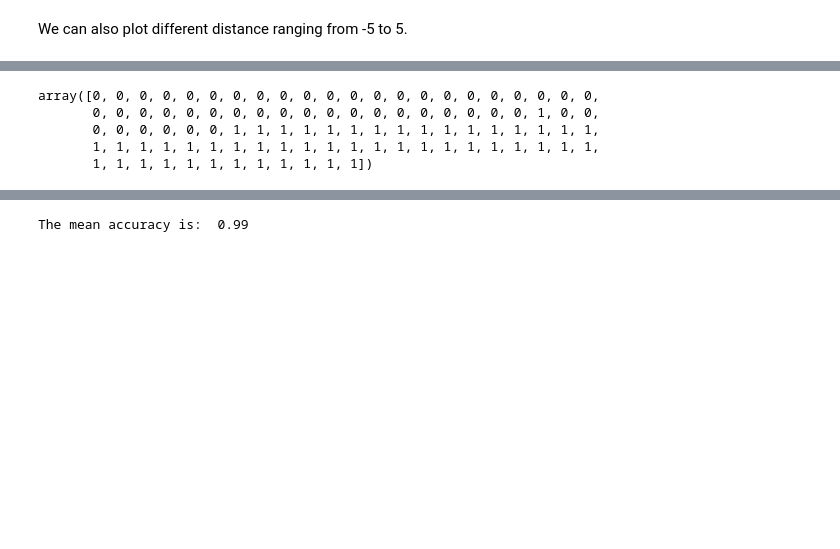
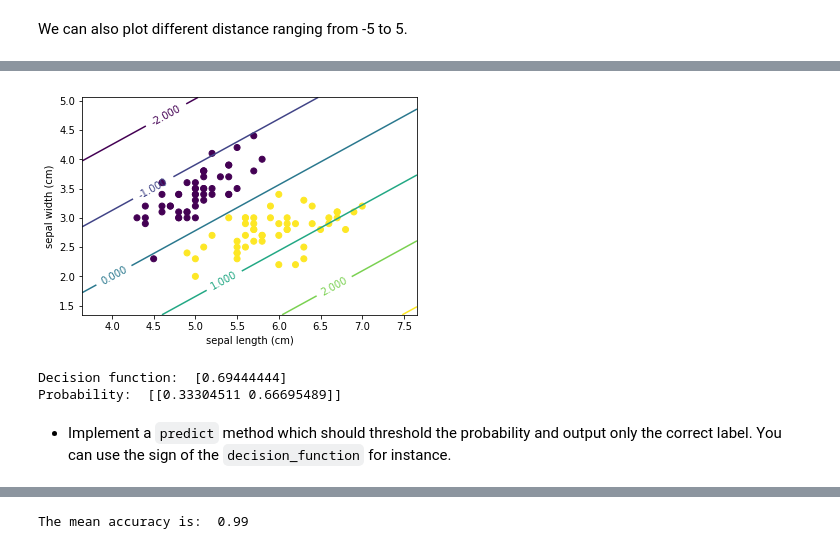
Before and after one commit to glemaitre/IBIOM-M2-deep-learning, a Jupyter notebook: 01_linear_classifier.ipynb, the cells around one changed output, grey strips where cells are left out. Saved outputs shown, nothing was run; the diff lists cells and outputs as text; code cells hidden in the pictures; blank space fills up the shorter version.

```diff
--- a/01_linear_classifier.ipynb
+++ b/01_linear_classifier.ipynb
@@ -266,0 +152,20 @@ plot_2d_separator(clf, X.values, levels=np.arange(-5, 5, 0.5))
+# %%
+class ManualLinearClassifier:
+    def __init__(self, decision_points):
+        self.decision_points = decision_points
+
+    def fit(self, X, y):
+        dummy_feature = np.ones(shape=(self.decision_points.shape[0], 1))
+        self.intercept_ = -1
+        self.coefs_ = np.linalg.solve(self.decision_points, dummy_feature)
+
+    def decision_function(self, X):
+        return (np.dot(X, self.coefs_) + self.intercept_).ravel()
+
+    @staticmethod
+    def _sigmoid(X):
+        return 1 / (1 + np.exp(-X))
+
+    def predict_proba(self, X):
+        prob = self._sigmoid(self.decision_function(X))
+        return np.vstack((1 - prob, prob)).T
@@ -267,2 +175,19 @@ plot_2d_separator(clf, X.values, levels=np.arange(-5, 5, 0.5))
+# %%
+plt.scatter(X[:, 0], X[:, 1], c=y)
+plt.xlabel(iris.feature_names[0])
+plt.ylabel(iris.feature_names[1]);
+plot_2d_separator(clf, X, levels=np.arange(-5, 5, 1))
+# %% [output]
+[figure, added]
+# %%
+print('Decision function: ',
+      clf.decision_function(np.array([[5.0, 2.0]])))
+print('Probability: ',
+      clf.predict_proba(np.array([[5.0, 2.0]])))
+# %% [output]
+Decision function:  [0.69444444]
+Probability:  [[0.33304511 0.66695489]]
+# %% [markdown]
+* Implement a `predict` method which should threshold the probability and output only the correct label. You can use the sign of the `decision_function` for instance.
 # %%
 class ManualLinearClassifier:
@@ -312,10 +217,3 @@ class ManualLinearClassifier:
 # %%
 clf = ManualLinearClassifier(decision_points)
 clf.fit(X, y)
-clf.predict(X.values)
-# %% [output]
-array([0, 0, 0, 0, 0, 0, 0, 0, 0, 0, 0, 0, 0, 0, 0, 0, 0, 0, 0, 0, 0, 0,
-       0, 0, 0, 0, 0, 0, 0, 0, 0, 0, 0, 0, 0, 0, 0, 0, 0, 0, 0, 1, 0, 0,
-       0, 0, 0, 0, 0, 0, 1, 1, 1, 1, 1, 1, 1, 1, 1, 1, 1, 1, 1, 1, 1, 1,
-       1, 1, 1, 1, 1, 1, 1, 1, 1, 1, 1, 1, 1, 1, 1, 1, 1, 1, 1, 1, 1, 1,
-       1, 1, 1, 1, 1, 1, 1, 1, 1, 1, 1, 1])
```
Also changed, not shown: parts of 71 cells of this notebook, 2 other files.
